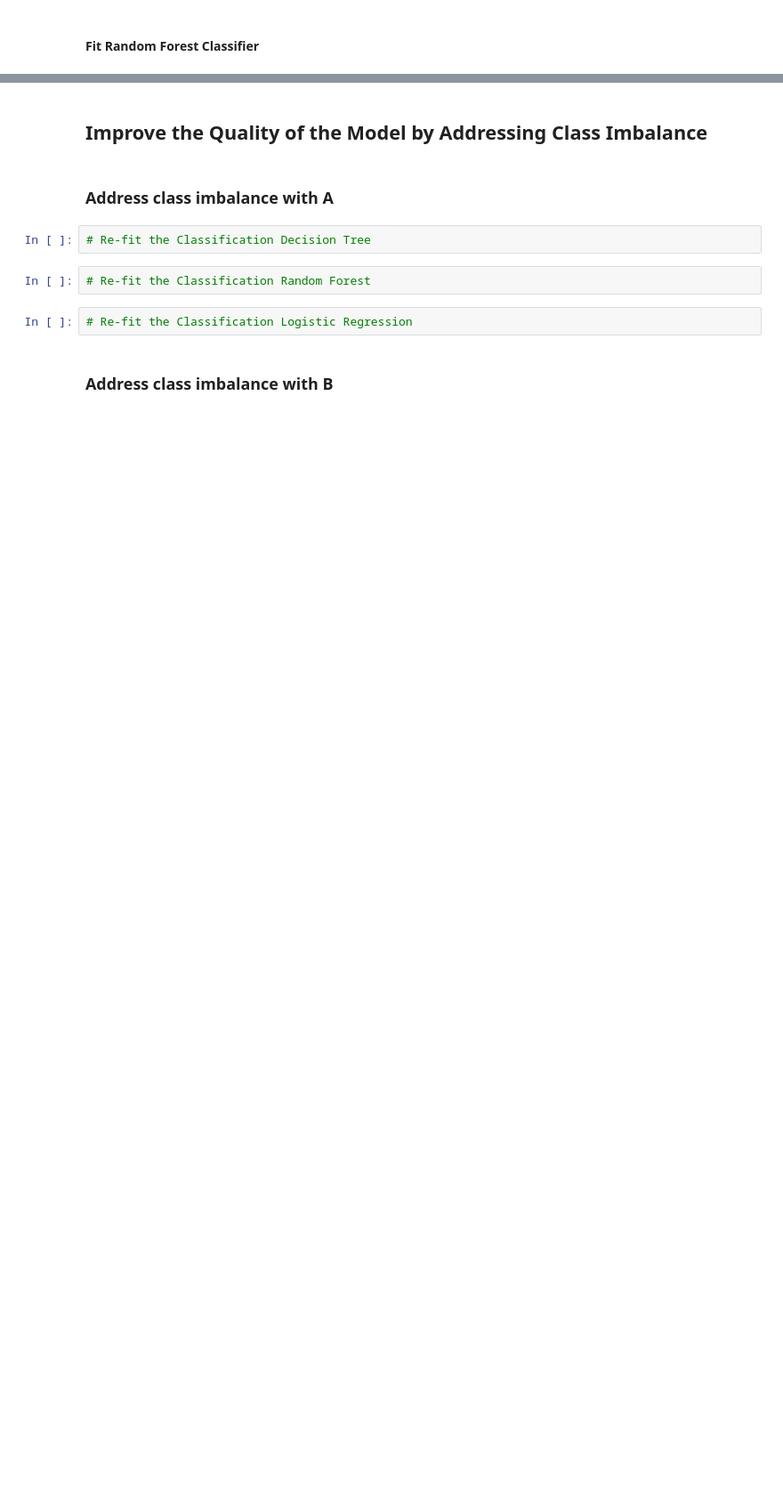
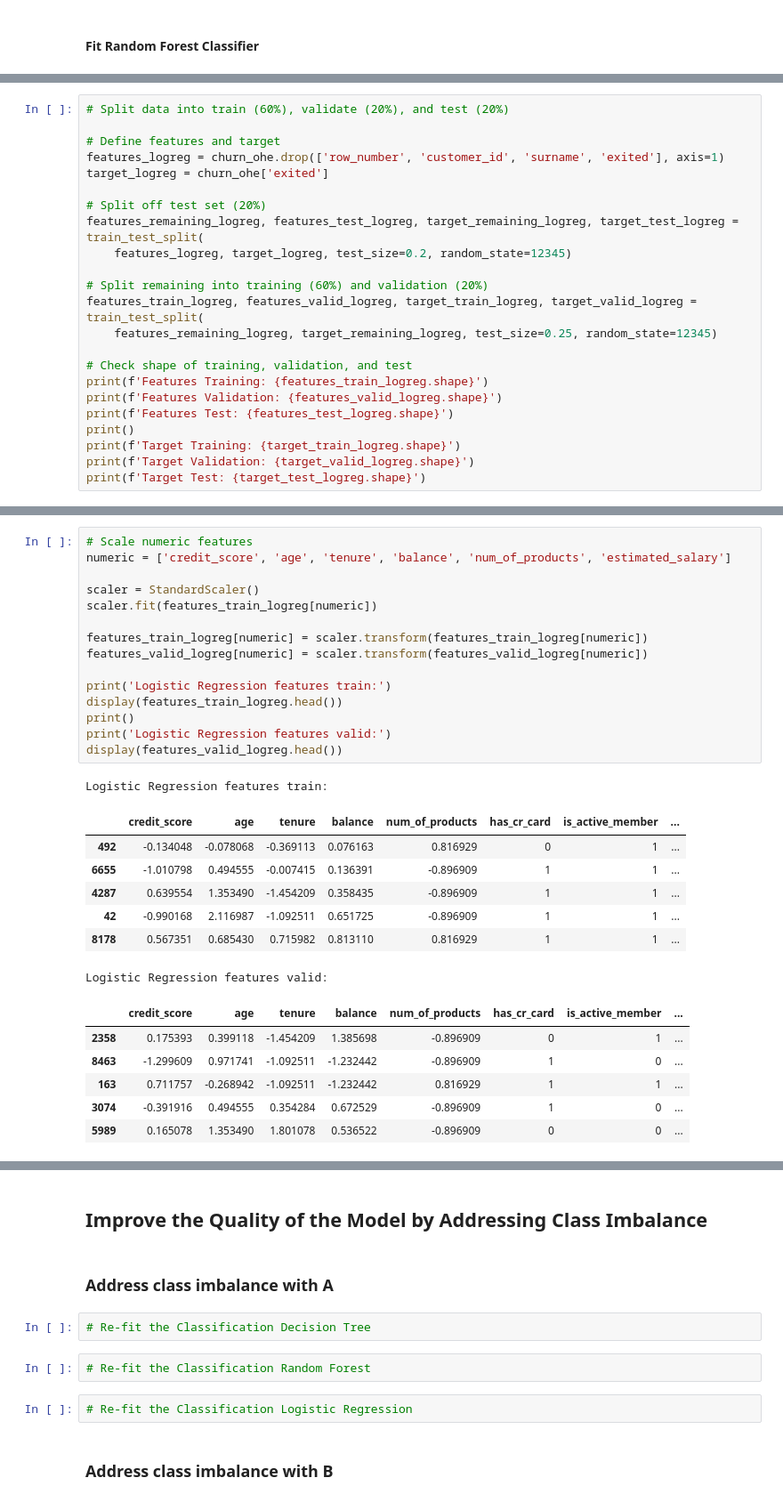
Before and after one commit to kellyshreeve/Predicting-Bank-Churn, a Jupyter notebook: Analysis.ipynb, the cells around one changed output, grey strips where cells are left out. Shown at 89% size. Drawn from its saved outputs; the diff is of its cells as text; blank space fills up the shorter version.

```diff
--- a/Analysis.ipynb
+++ b/Analysis.ipynb
@@ -416,0 +449,23 @@ display(churn_ohe.head())
+# %%
+# Split data into train (60%), validate (20%), and test (20%)
+
+# Define features and target
+features_logreg = churn_ohe.drop(['row_number', 'customer_id', 'surname', 'exited'], axis=1)
+target_logreg = churn_ohe['exited']
+
+# Split off test set (20%)
+features_remaining_logreg, features_test_logreg, target_remaining_logreg, target_test_logreg = train_test_split(
+    features_logreg, target_logreg, test_size=0.2, random_state=12345)
+
+# Split remaining into training (60%) and validation (20%)
+features_train_logreg, features_valid_logreg, target_train_logreg, target_valid_logreg = train_test_split(
+    features_remaining_logreg, target_remaining_logreg, test_size=0.25, random_state=12345)
+
+# Check shape of training, validation, and test
+print(f'Features Training: {features_train_logreg.shape}')
+print(f'Features Validation: {features_valid_logreg.shape}')
+print(f'Features Test: {features_test_logreg.shape}')
+print()
+print(f'Target Training: {target_train_logreg.shape}')
+print(f'Target Validation: {target_valid_logreg.shape}')
+print(f'Target Test: {target_test_logreg.shape}')
@@ -416,0 +484,30 @@ display(churn_ohe.head())
+# %%
+# Scale numeric features
+numeric = ['credit_score', 'age', 'tenure', 'balance', 'num_of_products', 'estimated_salary']
+
+scaler = StandardScaler()
+scaler.fit(features_train_logreg[numeric])
+
+features_train_logreg[numeric] = scaler.transform(features_train_logreg[numeric])
+features_valid_logreg[numeric] = scaler.transform(features_valid_logreg[numeric])
+
+print('Logistic Regression features train:')
+display(features_train_logreg.head())
+print()
+print('Logistic Regression features valid:')
+display(features_valid_logreg.head())
+# %% [output]
+Logistic Regression features train:
+|  | credit_score | age | tenure | balance | num_of_products | has_cr_card | is_active_member | ... |
+| 492 | -0.134048 | -0.078068 | -0.369113 | 0.076163 | 0.816929 | 0 | 1 | ... |
+| 6655 | -1.010798 | 0.494555 | -0.007415 | 0.136391 | -0.896909 | 1 | 1 | ... |
+| 4287 | 0.639554 | 1.353490 | -1.454209 | 0.358435 | -0.896909 | 1 | 1 | ... |
+| 42 | -0.990168 | 2.116987 | -1.092511 | 0.651725 | -0.896909 | 1 | 1 | ... |
+| 8178 | 0.567351 | 0.685430 | 0.715982 | 0.813110 | 0.816929 | 1 | 1 | ... |
+Logistic Regression features valid:
+|  | credit_score | age | tenure | balance | num_of_products | has_cr_card | is_active_member | ... |
+| 2358 | 0.175393 | 0.399118 | -1.454209 | 1.385698 | -0.896909 | 0 | 1 | ... |
+| 8463 | -1.299609 | 0.971741 | -1.092511 | -1.232442 | -0.896909 | 1 | 0 | ... |
+| 163 | 0.711757 | -0.268942 | -1.092511 | -1.232442 | 0.816929 | 1 | 1 | ... |
+| 3074 | -0.391916 | 0.494555 | 0.354284 | 0.672529 | -0.896909 | 1 | 0 | ... |
+| 5989 | 0.165078 | 1.353490 | 1.801078 | 0.536522 | -0.896909 | 0 | 0 | ... |
```
Also changed, not shown: parts of 24 cells of this notebook.
